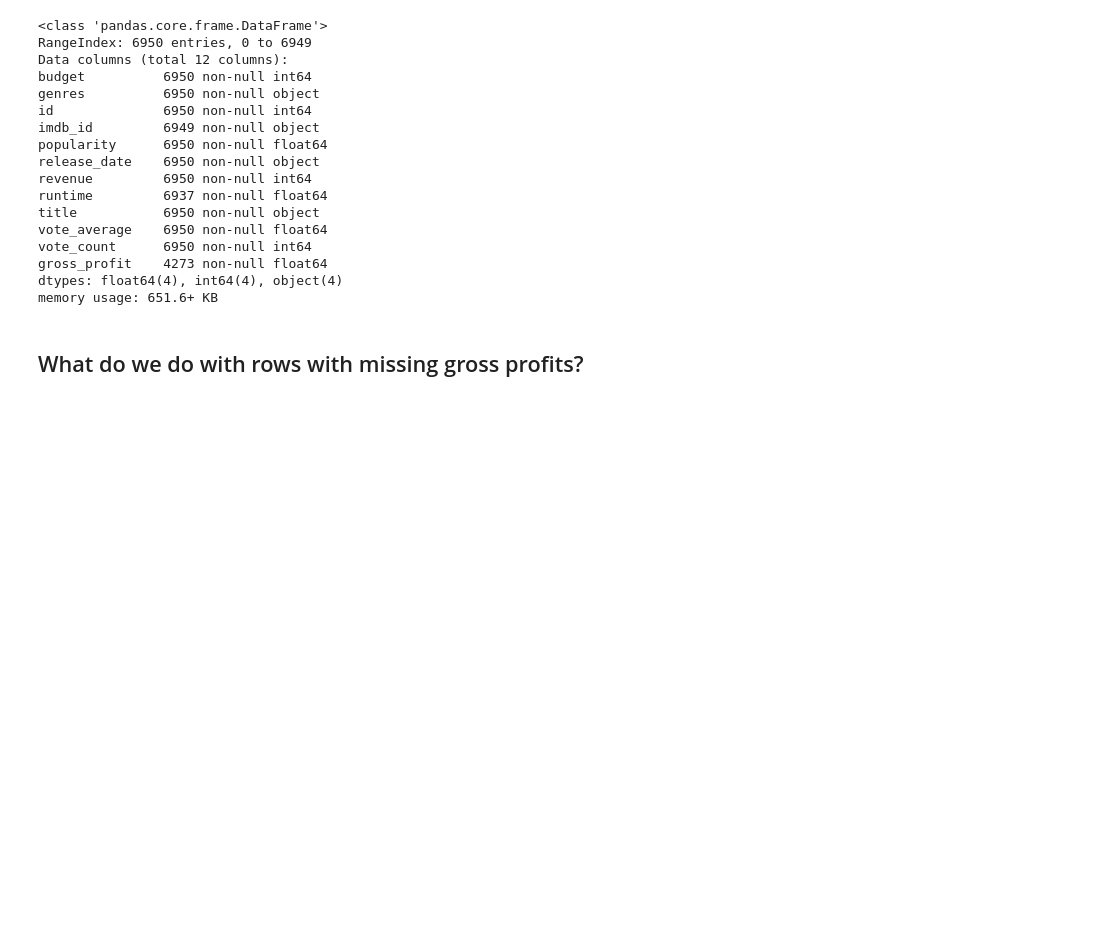
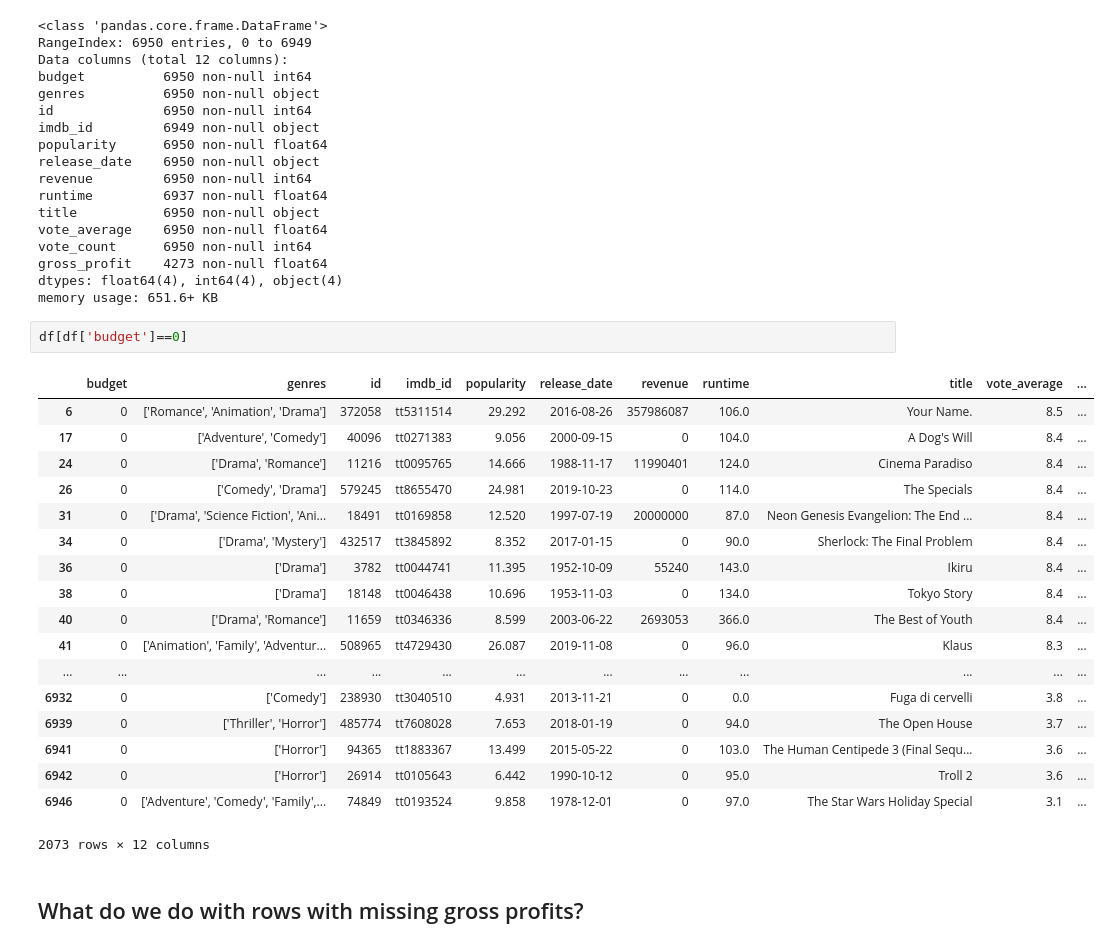
Before and after one commit to chrispfchung/mediaproject, a Jupyter notebook: Preprocessing API call Data (movieDB).ipynb, the cells around one changed output. Drawn from its saved outputs; the diff is of its cells as text; blank space fills up the shorter version.

```diff
--- a/Preprocessing API call Data (movieDB).ipynb
+++ b/Preprocessing API call Data (movieDB).ipynb
@@ -41,6 +49,27 @@ vote_count      6950 non-null int64
 gross_profit    4273 non-null float64
 dtypes: float64(4), int64(4), object(4)
 memory usage: 651.6+ KB
+# %%
+df[df['budget']==0]
+# %% [output]
+|  | budget | genres | id | imdb_id | popularity | release_date | revenue | runtime | title | vote_average | ... |
+| 6 | 0 | ['Romance', 'Animation', 'Drama'] | 372058 | tt5311514 | 29.292 | 2016-08-26 | 357986087 | 106.0 | Your Name. | 8.5 | ... |
+| 17 | 0 | ['Adventure', 'Comedy'] | 40096 | tt0271383 | 9.056 | 2000-09-15 | 0 | 104.0 | A Dog's Will | 8.4 | ... |
+| 24 | 0 | ['Drama', 'Romance'] | 11216 | tt0095765 | 14.666 | 1988-11-17 | 11990401 | 124.0 | Cinema Paradiso | 8.4 | ... |
+| 26 | 0 | ['Comedy', 'Drama'] | 579245 | tt8655470 | 24.981 | 2019-10-23 | 0 | 114.0 | The Specials | 8.4 | ... |
+| 31 | 0 | ['Drama', 'Science Fiction', 'Ani... | 18491 | tt0169858 | 12.520 | 1997-07-19 | 20000000 | 87.0 | Neon Genesis Evangelion: The End ... | 8.4 | ... |
+| 34 | 0 | ['Drama', 'Mystery'] | 432517 | tt3845892 | 8.352 | 2017-01-15 | 0 | 90.0 | Sherlock: The Final Problem | 8.4 | ... |
+| 36 | 0 | ['Drama'] | 3782 | tt0044741 | 11.395 | 1952-10-09 | 55240 | 143.0 | Ikiru | 8.4 | ... |
+| 38 | 0 | ['Drama'] | 18148 | tt0046438 | 10.696 | 1953-11-03 | 0 | 134.0 | Tokyo Story | 8.4 | ... |
+| 40 | 0 | ['Drama', 'Romance'] | 11659 | tt0346336 | 8.599 | 2003-06-22 | 2693053 | 366.0 | The Best of Youth | 8.4 | ... |
+| 41 | 0 | ['Animation', 'Family', 'Adventur... | 508965 | tt4729430 | 26.087 | 2019-11-08 | 0 | 96.0 | Klaus | 8.3 | ... |
+| ... | ... | ... | ... | ... | ... | ... | ... | ... | ... | ... | ... |
+| 6932 | 0 | ['Comedy'] | 238930 | tt3040510 | 4.931 | 2013-11-21 | 0 | 0.0 | Fuga di cervelli | 3.8 | ... |
+| 6939 | 0 | ['Thriller', 'Horror'] | 485774 | tt7608028 | 7.653 | 2018-01-19 | 0 | 94.0 | The Open House | 3.7 | ... |
+| 6941 | 0 | ['Horror'] | 94365 | tt1883367 | 13.499 | 2015-05-22 | 0 | 103.0 | The Human Centipede 3 (Final Sequ... | 3.6 | ... |
+| 6942 | 0 | ['Horror'] | 26914 | tt0105643 | 6.442 | 1990-10-12 | 0 | 95.0 | Troll 2 | 3.6 | ... |
+| 6946 | 0 | ['Adventure', 'Comedy', 'Family',... | 74849 | tt0193524 | 9.858 | 1978-12-01 | 0 | 97.0 | The Star Wars Holiday Special | 3.1 | ... |
+2073 rows × 12 columns
 # %% [markdown]
 ## What do we do with rows with missing gross profits?
 # %% [markdown]
```
Also changed, not shown: parts of 14 cells of this notebook, 2 other files.
